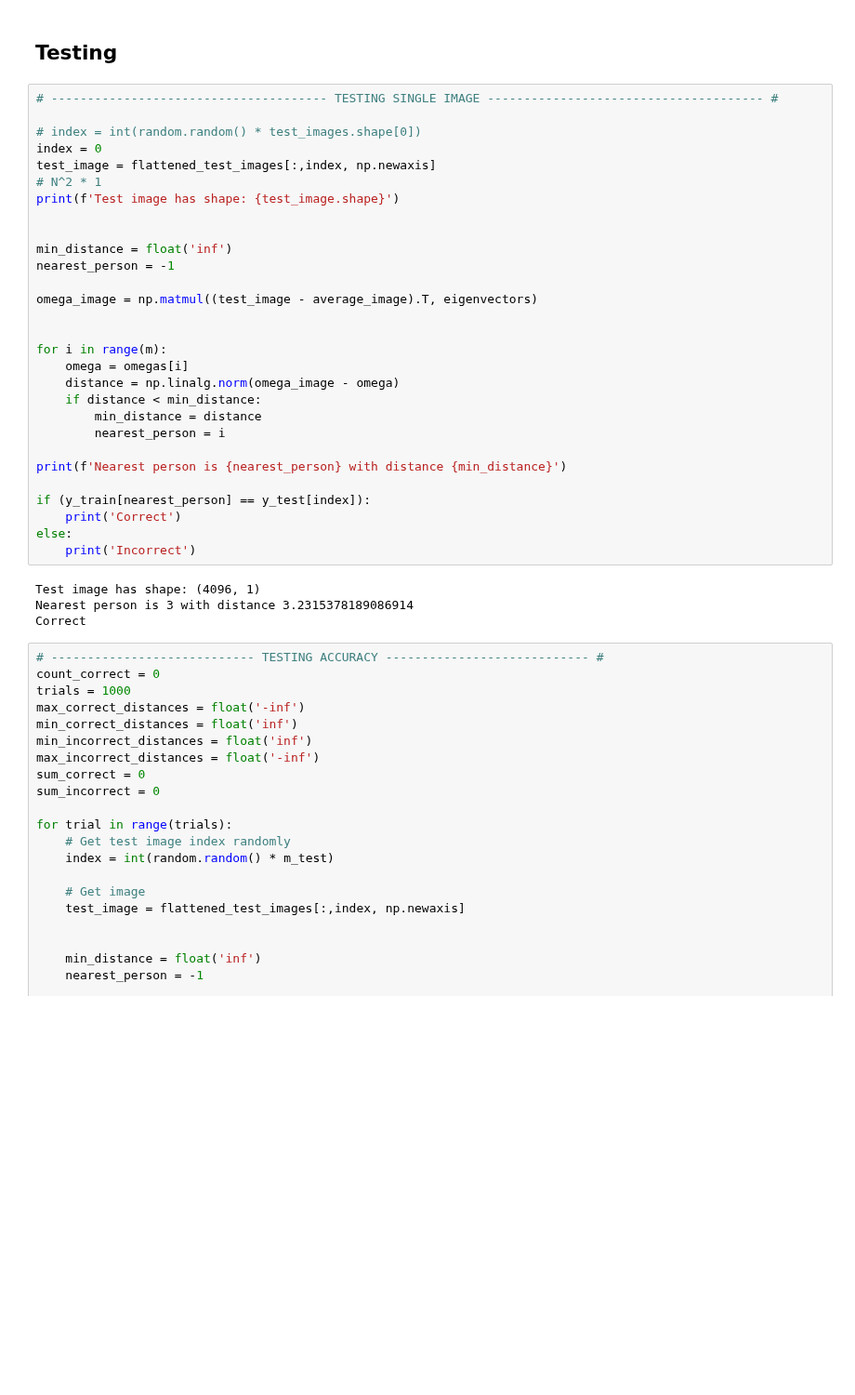
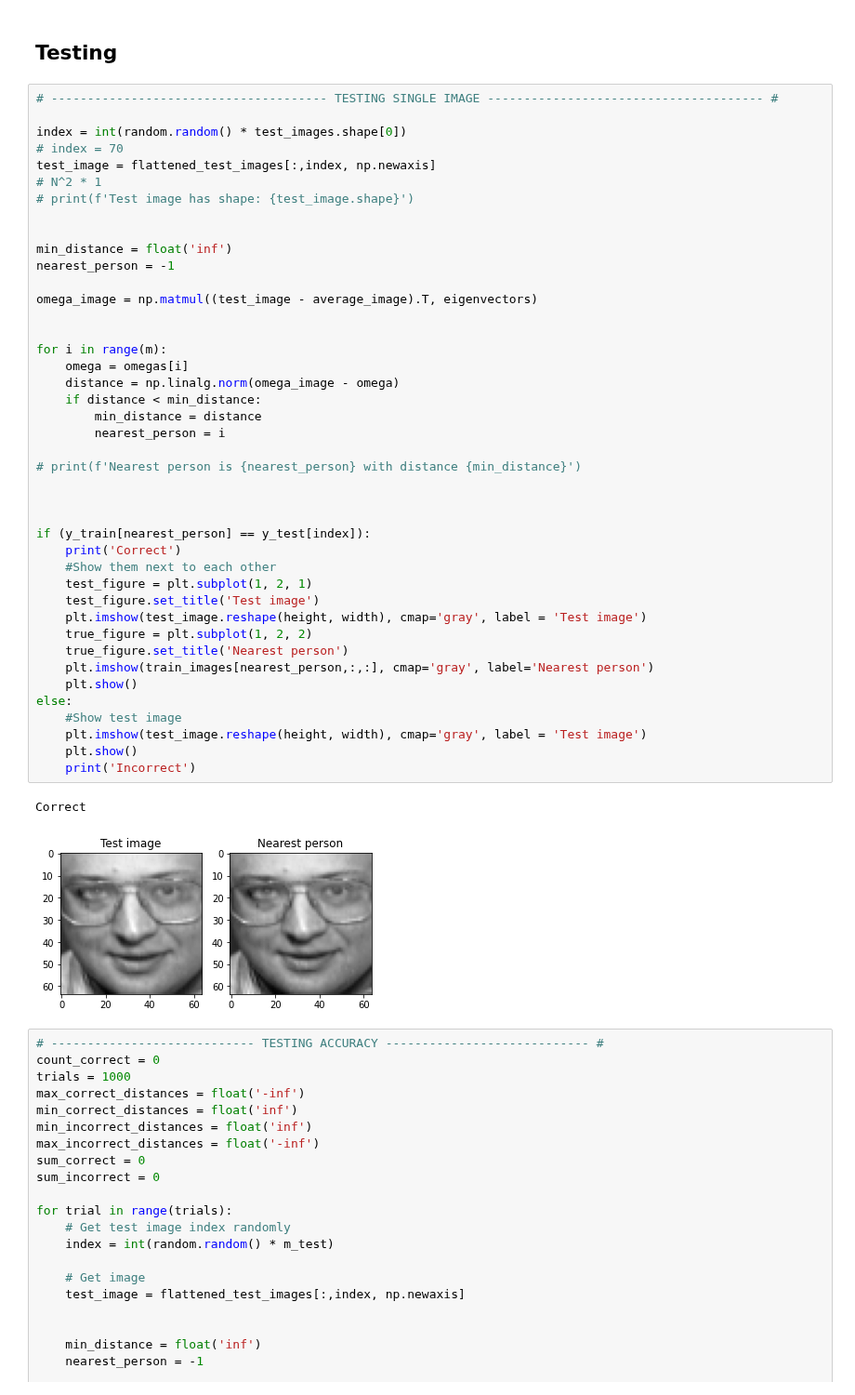
Before and after one commit to ahmedmoh1234/FaceDetection-Recognition, a Jupyter notebook: Recognizer/Eigenfaces/recognizer.ipynb, the cells around one changed output. Shown at 93% size. Drawn from its saved outputs; the diff is of its cells as text; blank space fills up the shorter version.

Commit message:
Single test

```diff
--- a/Recognizer/Eigenfaces/recognizer.ipynb
+++ b/Recognizer/Eigenfaces/recognizer.ipynb
@@ -273,36 +273,48 @@ Shape of omegas: (320, 109)
 # %%
 # -------------------------------------- TESTING SINGLE IMAGE -------------------------------------- #
 
-# index = int(random.random() * test_images.shape[0])
-index = 0
+index = int(random.random() * test_images.shape[0])
+# index = 70
 test_image = flattened_test_images[:,index, np.newaxis]
 # N^2 * 1
-print(f'Test image has shape: {test_image.shape}')
+# print(f'Test image has shape: {test_image.shape}')
 
 
 min_distance = float('inf')
 nearest_person = -1
 
 omega_image = np.matmul((test_image - average_image).T, eigenvectors)
 
 
 for i in range(m):
     omega = omegas[i]
     distance = np.linalg.norm(omega_image - omega)
     if distance < min_distance:
         min_distance = distance
         nearest_person = i
 
-print(f'Nearest person is {nearest_person} with distance {min_distance}')
+# print(f'Nearest person is {nearest_person} with distance {min_distance}')
+
+
 
 if (y_train[nearest_person] == y_test[index]):
     print('Correct')
+    #Show them next to each other
+    test_figure = plt.subplot(1, 2, 1)
+    test_figure.set_title('Test image')
+    plt.imshow(test_image.reshape(height, width), cmap='gray', label = 'Test image')
+    true_figure = plt.subplot(1, 2, 2)
+    true_figure.set_title('Nearest person')
+    plt.imshow(train_images[nearest_person,:,:], cmap='gray', label='Nearest person')
+    plt.show()
 else:
+    #Show test image
+    plt.imshow(test_image.reshape(height, width), cmap='gray', label = 'Test image')
+    plt.show()
     print('Incorrect')
 # %% [output]
-Test image has shape: (4096, 1)
-Nearest person is 3 with distance 3.2315378189086914
 Correct
+[figure, added]
 # %%
 # ---------------------------- TESTING ACCURACY ---------------------------- #
 count_correct = 0
```
Also changed, not shown: 2 other files.
